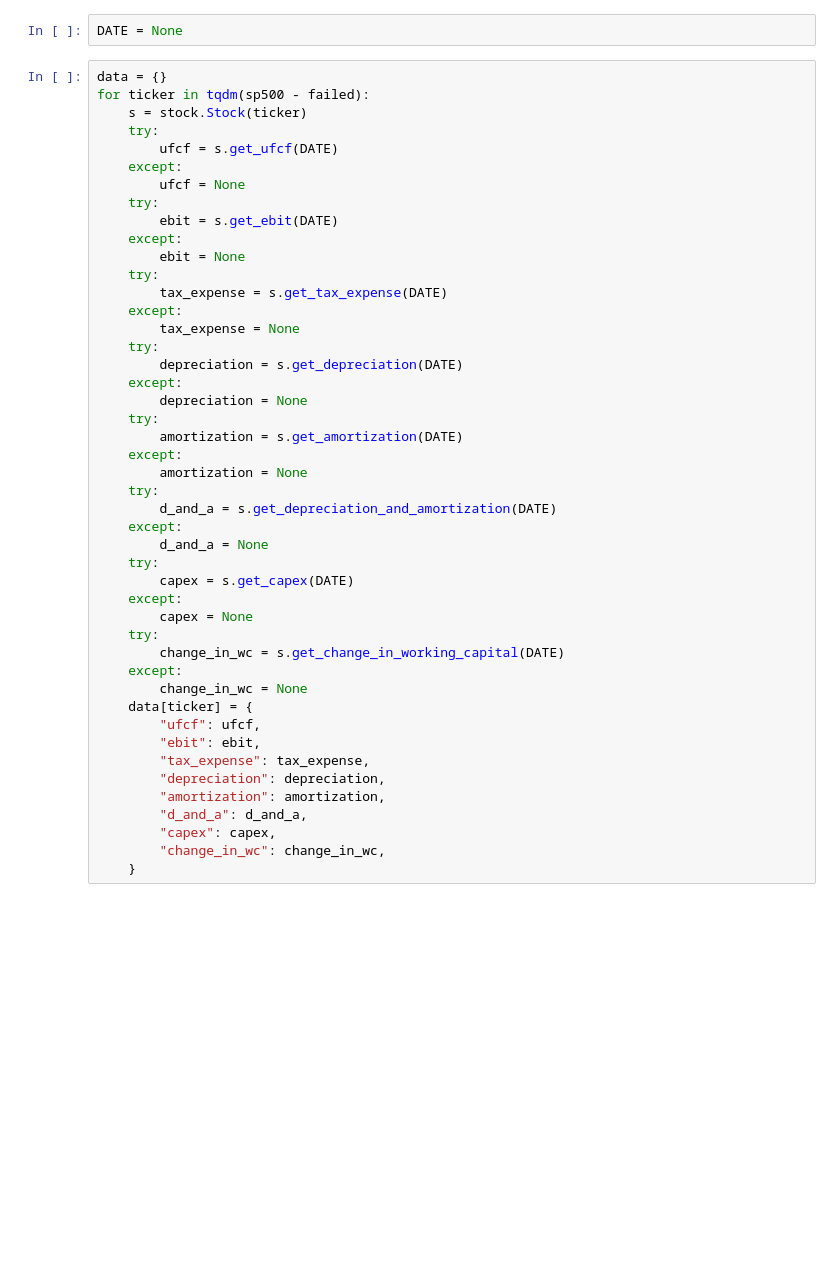
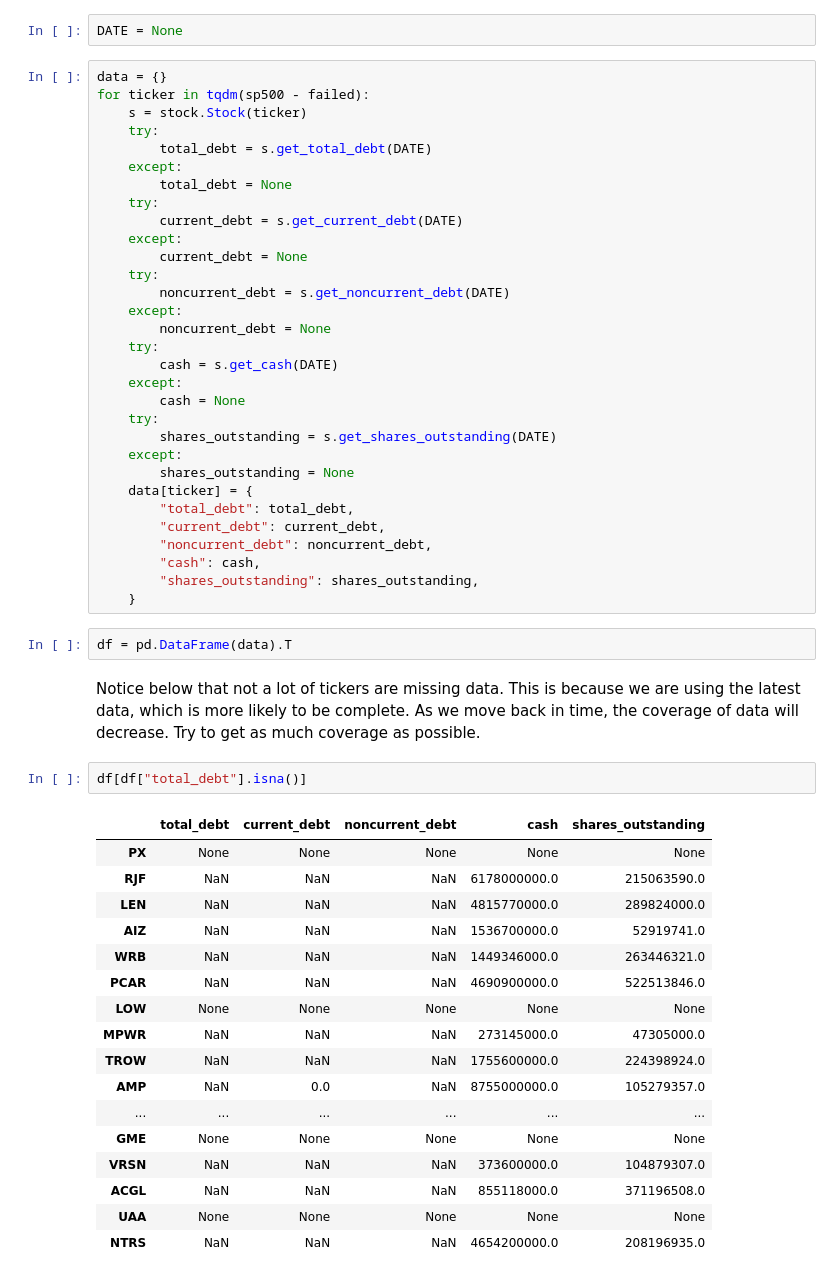
Before and after one commit to GTSF-Quantitative-Sector/sec_parser, a Jupyter notebook: TODO.ipynb, the cells around one changed output. Drawn from its saved outputs; the diff is of its cells as text; blank space fills up the shorter version.

```diff
--- a/TODO.ipynb
+++ b/TODO.ipynb
@@ -157,44 +161,53 @@ data = {}
 for ticker in tqdm(sp500 - failed):
     s = stock.Stock(ticker)
     try:
-        ufcf = s.get_ufcf(DATE)
+        total_debt = s.get_total_debt(DATE)
     except:
-        ufcf = None
+        total_debt = None
     try:
-        ebit = s.get_ebit(DATE)
+        current_debt = s.get_current_debt(DATE)
     except:
-        ebit = None
+        current_debt = None
     try:
-        tax_expense = s.get_tax_expense(DATE)
+        noncurrent_debt = s.get_noncurrent_debt(DATE)
     except:
-        tax_expense = None
+        noncurrent_debt = None
     try:
-        depreciation = s.get_depreciation(DATE)
+        cash = s.get_cash(DATE)
     except:
-        depreciation = None
+        cash = None
     try:
-        amortization = s.get_amortization(DATE)
+        shares_outstanding = s.get_shares_outstanding(DATE)
     except:
-        amortization = None
-    try:
-        d_and_a = s.get_depreciation_and_amortization(DATE)
-    except:
-        d_and_a = None
-    try:
-        capex = s.get_capex(DATE)
-    except:
-        capex = None
-    try:
-        change_in_wc = s.get_change_in_working_capital(DATE)
-    except:
-        change_in_wc = None
+        shares_outstanding = None
     data[ticker] = {
-        "ufcf": ufcf,
-        "ebit": ebit,
-        "tax_expense": tax_expense,
-        "depreciation": depreciation,
-        "amortization": amortization,
-        "d_and_a": d_and_a,
-        "capex": capex,
-        "change_in_wc": change_in_wc,
+        "total_debt": total_debt,
+        "current_debt": current_debt,
+        "noncurrent_debt": noncurrent_debt,
+        "cash": cash,
+        "shares_outstanding": shares_outstanding,
     }
+# %%
+df = pd.DataFrame(data).T
+# %% [markdown]
+Notice below that not a lot of tickers are missing data. This is because we are using the latest data, which is more likely to be complete. As we move back in time, the coverage of data will decrease. Try to get as much coverage as possible.
+# %%
+df[df["total_debt"].isna()]
+# %% [output]
+|  | total_debt | current_debt | noncurrent_debt | cash | shares_outstanding |
+| PX | None | None | None | None | None |
+| RJF | NaN | NaN | NaN | 6178000000.0 | 215063590.0 |
+| LEN | NaN | NaN | NaN | 4815770000.0 | 289824000.0 |
+| AIZ | NaN | NaN | NaN | 1536700000.0 | 52919741.0 |
+| WRB | NaN | NaN | NaN | 1449346000.0 | 263446321.0 |
+| PCAR | NaN | NaN | NaN | 4690900000.0 | 522513846.0 |
+| LOW | None | None | None | None | None |
+| MPWR | NaN | NaN | NaN | 273145000.0 | 47305000.0 |
+| TROW | NaN | NaN | NaN | 1755600000.0 | 224398924.0 |
+| AMP | NaN | 0.0 | NaN | 8755000000.0 | 105279357.0 |
+| ... | ... | ... | ... | ... | ... |
+| GME | None | None | None | None | None |
+| VRSN | NaN | NaN | NaN | 373600000.0 | 104879307.0 |
+| ACGL | NaN | NaN | NaN | 855118000.0 | 371196508.0 |
+| UAA | None | None | None | None | None |
+| NTRS | NaN | NaN | NaN | 4654200000.0 | 208196935.0 |
```
Also changed, not shown: parts of 7 cells of this notebook.
